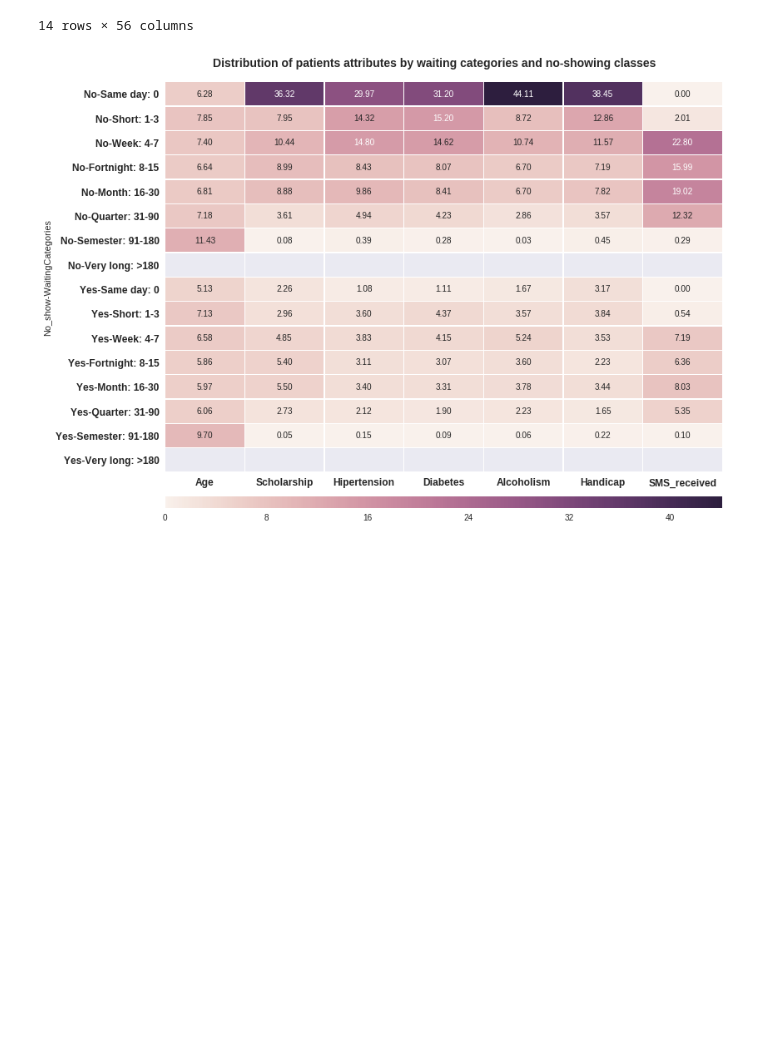
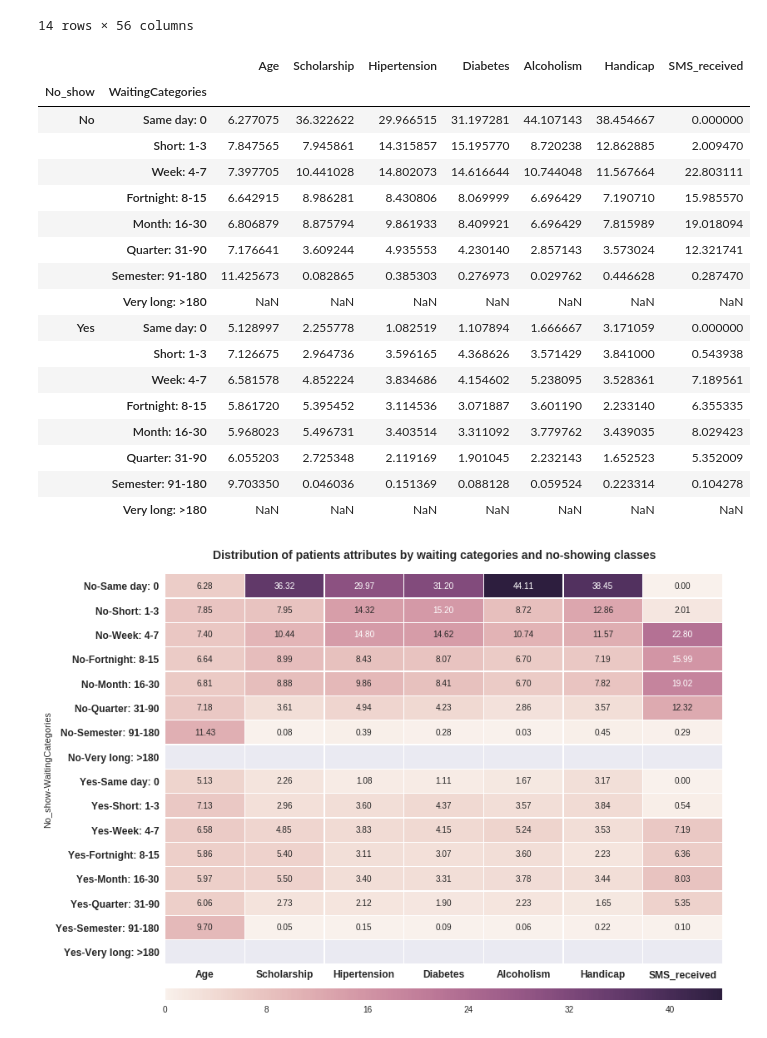
Before and after one commit to tbnsilveira/DAND-IntroDataAnalysis, a Jupyter notebook: tbnsilveira_Project01_InvestigateDataset.ipynb, the cells around one changed output. Cells and saved outputs as stored; diff of their text form; code cells hidden in the pictures; blank space fills up the shorter version.

```diff
--- a/tbnsilveira_Project01_InvestigateDataset.ipynb
+++ b/tbnsilveira_Project01_InvestigateDataset.ipynb
@@ -954,6 +1019,27 @@ patients['Age'] = patients_mean['Age']
 # %%
 ## Normalizing data using the predefined function
 patients = df_column_normalize(patients, percent=True)
+# %%
+patients
+# %% [output]
+|  |  | Age | Scholarship | Hipertension | Diabetes | Alcoholism | Handicap | SMS_received |
+| No_show | WaitingCategories |  |  |  |  |  |  |  |
+| No | Same day: 0 | 6.277075 | 36.322622 | 29.966515 | 31.197281 | 44.107143 | 38.454667 | 0.000000 |
+|  | Short: 1-3 | 7.847565 | 7.945861 | 14.315857 | 15.195770 | 8.720238 | 12.862885 | 2.009470 |
+|  | Week: 4-7 | 7.397705 | 10.441028 | 14.802073 | 14.616644 | 10.744048 | 11.567664 | 22.803111 |
+|  | Fortnight: 8-15 | 6.642915 | 8.986281 | 8.430806 | 8.069999 | 6.696429 | 7.190710 | 15.985570 |
+|  | Month: 16-30 | 6.806879 | 8.875794 | 9.861933 | 8.409921 | 6.696429 | 7.815989 | 19.018094 |
+|  | Quarter: 31-90 | 7.176641 | 3.609244 | 4.935553 | 4.230140 | 2.857143 | 3.573024 | 12.321741 |
+|  | Semester: 91-180 | 11.425673 | 0.082865 | 0.385303 | 0.276973 | 0.029762 | 0.446628 | 0.287470 |
+|  | Very long: >180 | NaN | NaN | NaN | NaN | NaN | NaN | NaN |
+| Yes | Same day: 0 | 5.128997 | 2.255778 | 1.082519 | 1.107894 | 1.666667 | 3.171059 | 0.000000 |
+|  | Short: 1-3 | 7.126675 | 2.964736 | 3.596165 | 4.368626 | 3.571429 | 3.841000 | 0.543938 |
+|  | Week: 4-7 | 6.581578 | 4.852224 | 3.834686 | 4.154602 | 5.238095 | 3.528361 | 7.189561 |
+|  | Fortnight: 8-15 | 5.861720 | 5.395452 | 3.114536 | 3.071887 | 3.601190 | 2.233140 | 6.355335 |
+|  | Month: 16-30 | 5.968023 | 5.496731 | 3.403514 | 3.311092 | 3.779762 | 3.439035 | 8.029423 |
+|  | Quarter: 31-90 | 6.055203 | 2.725348 | 2.119169 | 1.901045 | 2.232143 | 1.652523 | 5.352009 |
+|  | Semester: 91-180 | 9.703350 | 0.046036 | 0.151369 | 0.088128 | 0.059524 | 0.223314 | 0.104278 |
+|  | Very long: >180 | NaN | NaN | NaN | NaN | NaN | NaN | NaN |
 # %%
 # Drawing a heatmap with the numeric values in each cell
 fig4, ax = plt.subplots(figsize=(12, 10))
```
Also changed, not shown: parts of 3 cells of this notebook, 1 other file.
